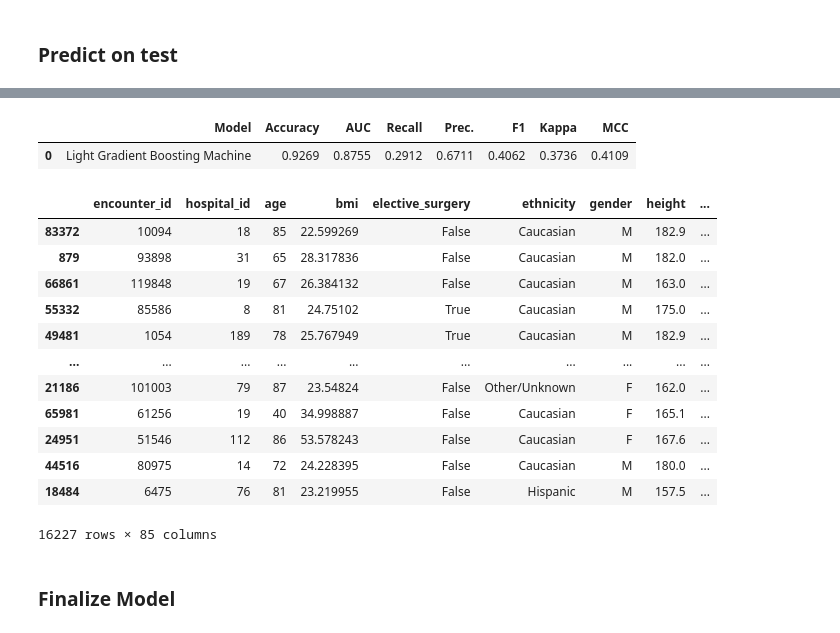
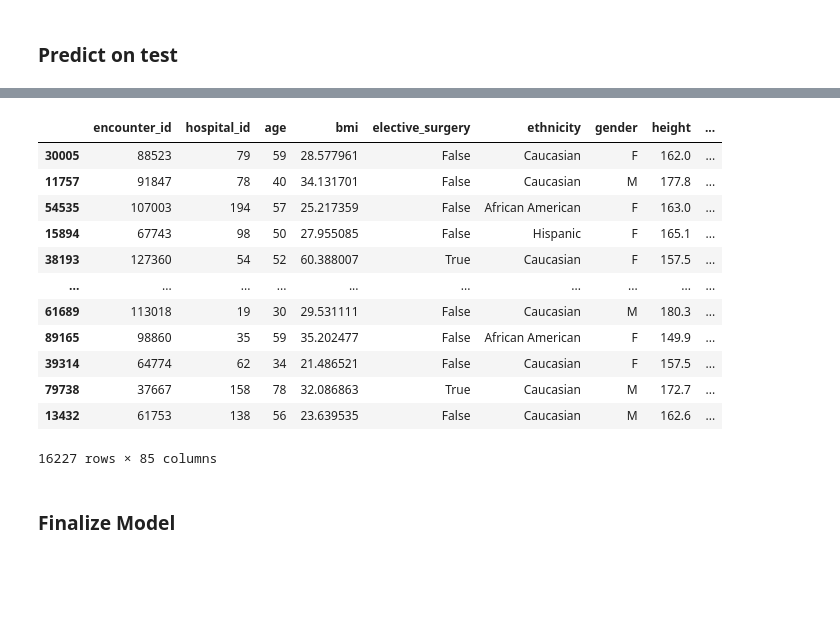
Before and after one commit to waldof86/FAA, a Jupyter notebook: 02_AutoML_PyCaretClassification_ET.ipynb, the cells around one changed output, grey strips where cells are left out. Saved outputs shown, nothing was run; the diff lists cells and outputs as text; code cells hidden in the pictures; blank space fills up the shorter version.

```diff
--- a/02_AutoML_PyCaretClassification_ET.ipynb
+++ b/02_AutoML_PyCaretClassification_ET.ipynb
@@ -45,5 +45,6 @@ exp_clf101 = setup(data = data, target = 'hospital_death')
 # %%
 var_optimizar = 'F1'
+proba_thres = 0.3
 # %%
 best_model = compare_models(sort=var_optimizar)
 # %% [output]
@@ -199,7 +229,7 @@ Modelo Entrenado LDA:
                            priors=None, shrinkage=None, solver='svd',
                            store_covariance=False, tol=0.0001)
 # %%
-xgb = create_model('xgboost')
+xgb = create_model('xgboost',probability_threshold=proba_thres)
 xgb_tuned = tune_model(xgb, optimize=var_optimizar)
 print(f'Modelo Base XGB:\n {xgb}')
 print(f'Modelo Entrenado XGB:\n {xgb_tuned}')
@@ -282,5 +327,5 @@ interactive(children=(ToggleButtons(description='Plot Type:', icons=('',), optio
 # %% [markdown]
 ### Predict on test
 # %%
-predict_model(lgbm_tuned)
+predict_model(xgb_tuned)
 # %% [output]
@@ -287,17 +333,15 @@ predict_model(lgbm_tuned)
-|  | Model | Accuracy | AUC | Recall | Prec. | F1 | Kappa | MCC |
-| 0 | Light Gradient Boosting Machine | 0.9269 | 0.8755 | 0.2912 | 0.6711 | 0.4062 | 0.3736 | 0.4109 |
+|  | encounter_id | hospital_id | age | bmi | elective_surgery | ethnicity | gender | height | ... |
+| 30005 | 88523 | 79 | 59 | 28.577961 | False | Caucasian | F | 162.0 | ... |
+| 11757 | 91847 | 78 | 40 | 34.131701 | False | Caucasian | M | 177.8 | ... |
+| 54535 | 107003 | 194 | 57 | 25.217359 | False | African American | F | 163.0 | ... |
+| 15894 | 67743 | 98 | 50 | 27.955085 | False | Hispanic | F | 165.1 | ... |
+| 38193 | 127360 | 54 | 52 | 60.388007 | True | Caucasian | F | 157.5 | ... |
+| ... | ... | ... | ... | ... | ... | ... | ... | ... | ... |
+| 61689 | 113018 | 19 | 30 | 29.531111 | False | Caucasian | M | 180.3 | ... |
+| 89165 | 98860 | 35 | 59 | 35.202477 | False | African American | F | 149.9 | ... |
+| 39314 | 64774 | 62 | 34 | 21.486521 | False | Caucasian | F | 157.5 | ... |
+| 79738 | 37667 | 158 | 78 | 32.086863 | True | Caucasian | M | 172.7 | ... |
+| 13432 | 61753 | 138 | 56 | 23.639535 | False | Caucasian | M | 162.6 | ... |
-|  | encounter_id | hospital_id | age | bmi | elective_surgery | ethnicity | gender | height | ... |
-| 83372 | 10094 | 18 | 85 | 22.599269 | False | Caucasian | M | 182.9 | ... |
-| 879 | 93898 | 31 | 65 | 28.317836 | False | Caucasian | M | 182.0 | ... |
-| 66861 | 119848 | 19 | 67 | 26.384132 | False | Caucasian | M | 163.0 | ... |
-| 55332 | 85586 | 8 | 81 | 24.75102 | True | Caucasian | M | 175.0 | ... |
-| 49481 | 1054 | 189 | 78 | 25.767949 | True | Caucasian | M | 182.9 | ... |
-| ... | ... | ... | ... | ... | ... | ... | ... | ... | ... |
-| 21186 | 101003 | 79 | 87 | 23.54824 | False | Other/Unknown | F | 162.0 | ... |
-| 65981 | 61256 | 19 | 40 | 34.998887 | False | Caucasian | F | 165.1 | ... |
-| 24951 | 51546 | 112 | 86 | 53.578243 | False | Caucasian | F | 167.6 | ... |
-| 44516 | 80975 | 14 | 72 | 24.228395 | False | Caucasian | M | 180.0 | ... |
-| 18484 | 6475 | 76 | 81 | 23.219955 | False | Hispanic | M | 157.5 | ... |
 16227 rows × 85 columns
 # %% [markdown]
 ### Finalize Model
```
Also changed, not shown: parts of 21 cells of this notebook, 2 other files.
